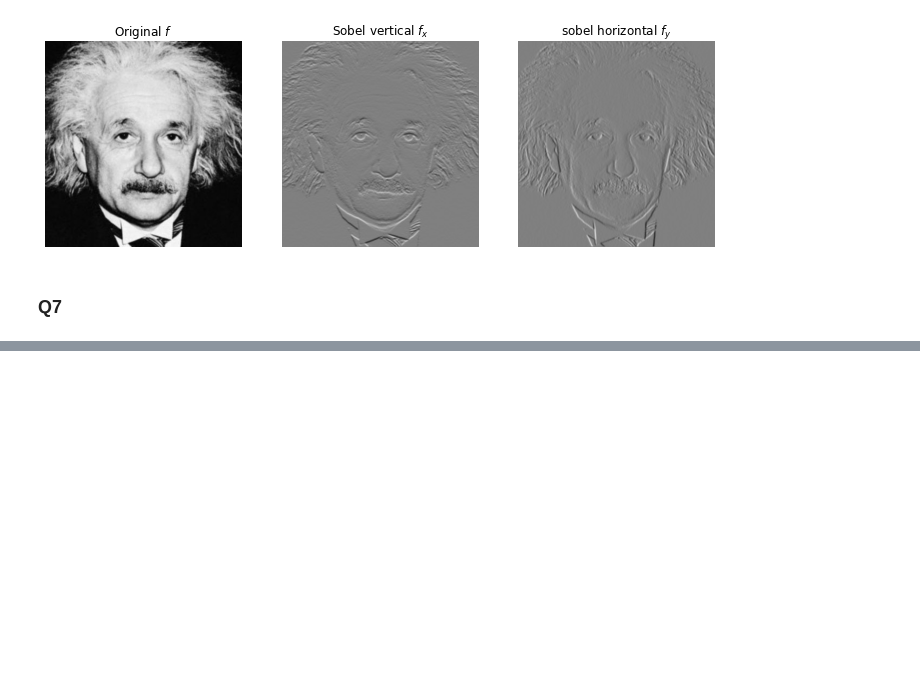
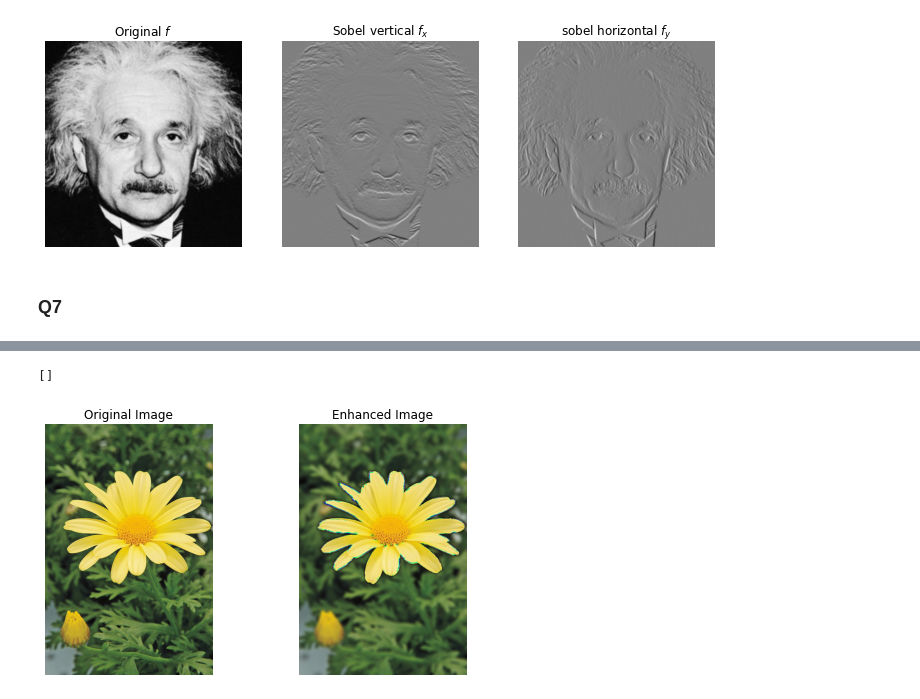
Before and after one commit to chira99/image-processing-opencv-python, a Jupyter notebook: Assignment 01/Code.ipynb, the cells around one changed output, grey strips where cells are left out. Drawn from its saved outputs; the diff is of its cells as text; code cells hidden in the pictures; blank space fills up the shorter version.

```diff
--- a/Assignment 01/Code.ipynb
+++ b/Assignment 01/Code.ipynb
@@ -531,0 +593,26 @@ plt.show()
+# %%
+img = cv.imread('images/daisy.jpg', cv.IMREAD_COLOR)
+assert img is not None
+
+a = 13
+sigma = 7
+blured_b = cv.GaussianBlur(img_b, (a, a), sigma)
+enhanced = img_f + blured_b
+
+fig, axs = plt.subplots(1,2,figsize=(8,4))
+
+img = cv.cvtColor(img, cv.COLOR_BGR2RGB)
+axs[0].imshow(img)
+axs[0].set_title("Original Image")
+axs[0].axis('off')
+
+
+enhanced = cv.cvtColor(enhanced, cv.COLOR_BGR2RGB)
+axs[1].imshow(enhanced)
+axs[1].set_title("Enhanced Image")
+axs[1].axis('off')
+
+plt.plot()
+# %% [output]
+[]
+[figure, added]
```
Also changed, not shown: parts of 2 cells of this notebook.
